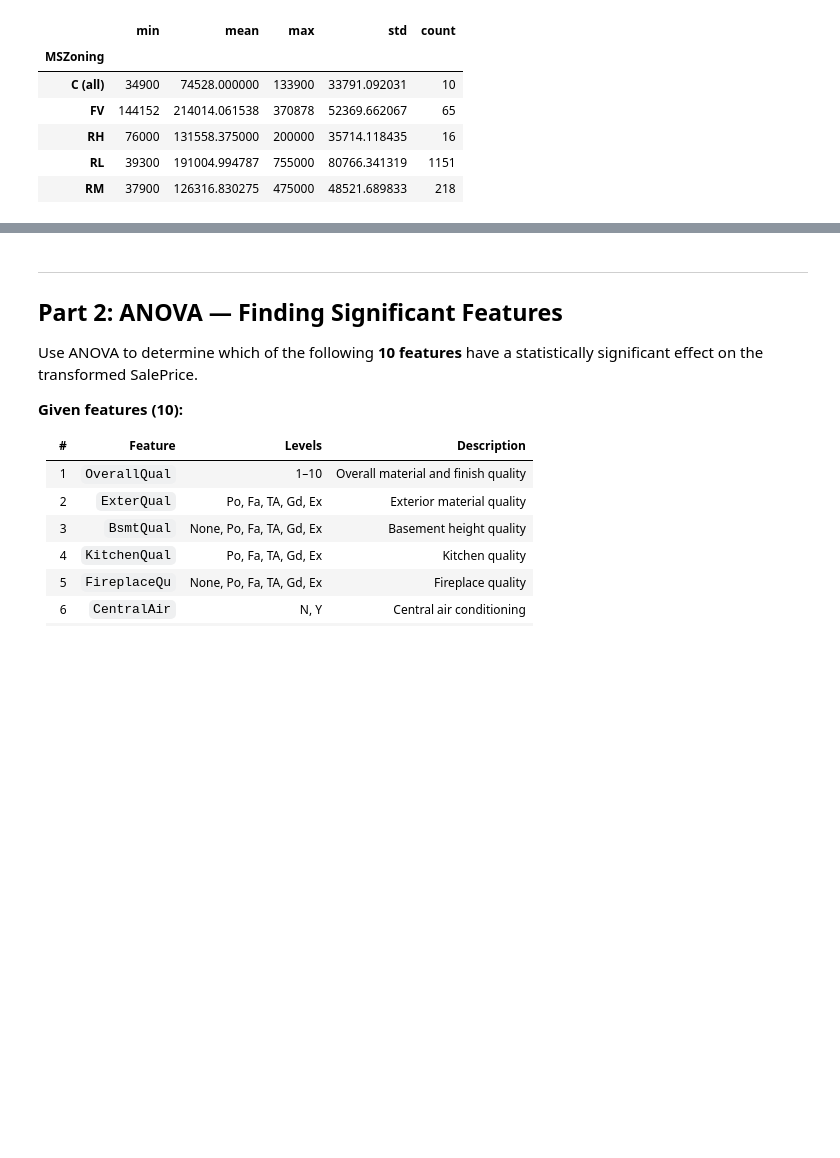
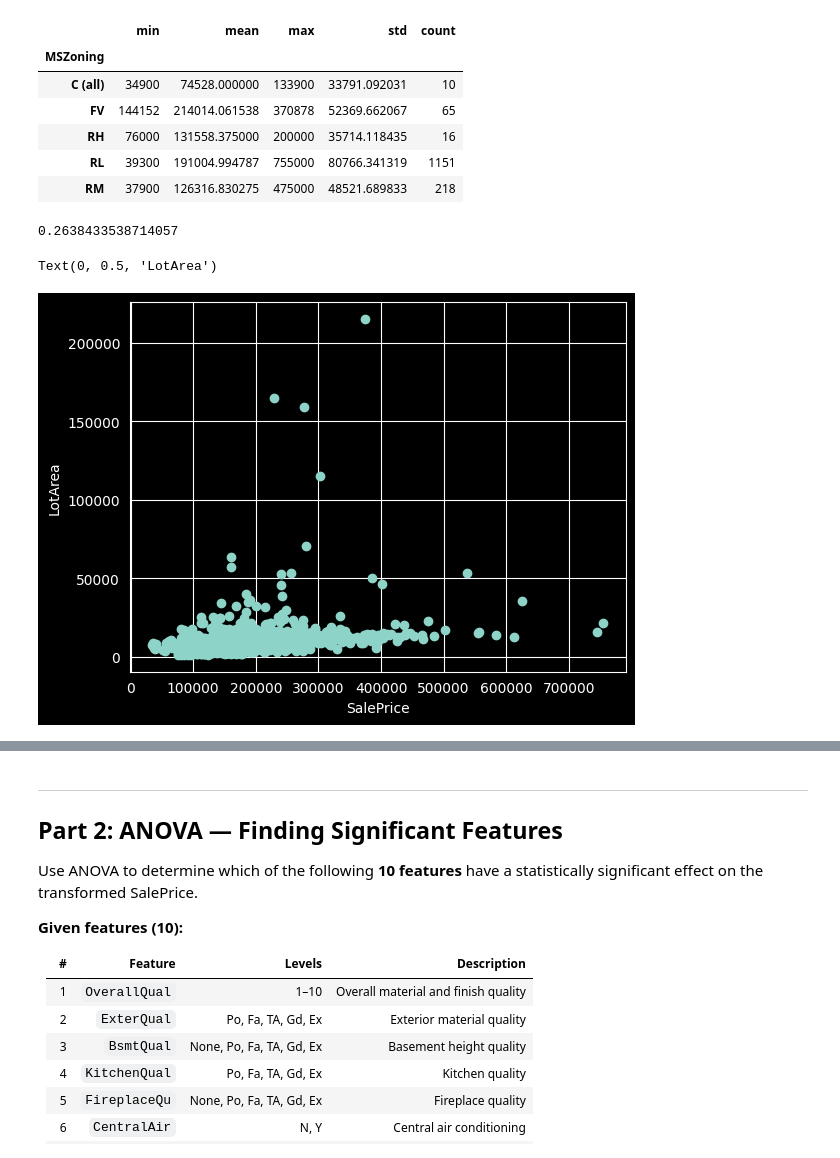
Before and after one commit to cpalescan/cstat, a Jupyter notebook: project_STUDENTID.ipynb, the cells around one changed output, grey strips where cells are left out. Cells and saved outputs as stored; diff of their text form; code cells hidden in the pictures; blank space fills up the shorter version.

Commit message:
Some plots, correlations and random explorations

```diff
--- a/project_STUDENTID.ipynb
+++ b/project_STUDENTID.ipynb
@@ -162,3 +162,15 @@ train.groupby('MSZoning')['SalePrice'].agg(["min",'mean', "max", "std", "count"]
 | RH | 76000 | 131558.375000 | 200000 | 35714.118435 | 16 |
 | RL | 39300 | 191004.994787 | 755000 | 80766.341319 | 1151 |
 | RM | 37900 | 126316.830275 | 475000 | 48521.689833 | 218 |
+# %%
+# Exploring the relationship between the size of the lot and the price
+print(train["SalePrice"].corr( train["LotArea"]))
+plt.scatter(train["SalePrice"],train["LotArea"])
+plt.xlabel("SalePrice")
+plt.ylabel("LotArea")
+
+# The correlation coefficient is pretty low. Some very evident outliers appear
+# %% [output]
+0.2638433538714057
+Text(0, 0.5, 'LotArea')
+[figure, added]
```
Also changed, not shown: parts of 4 cells of this notebook.
